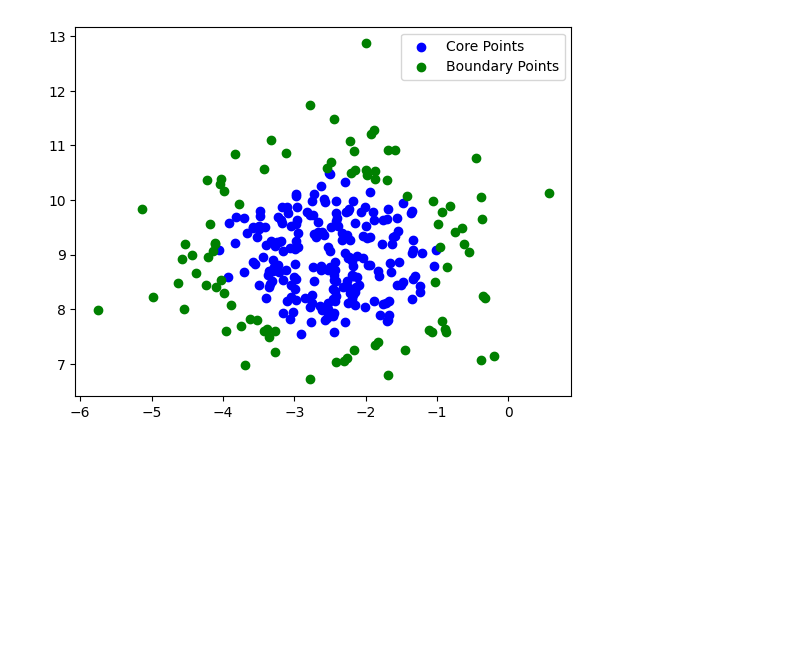
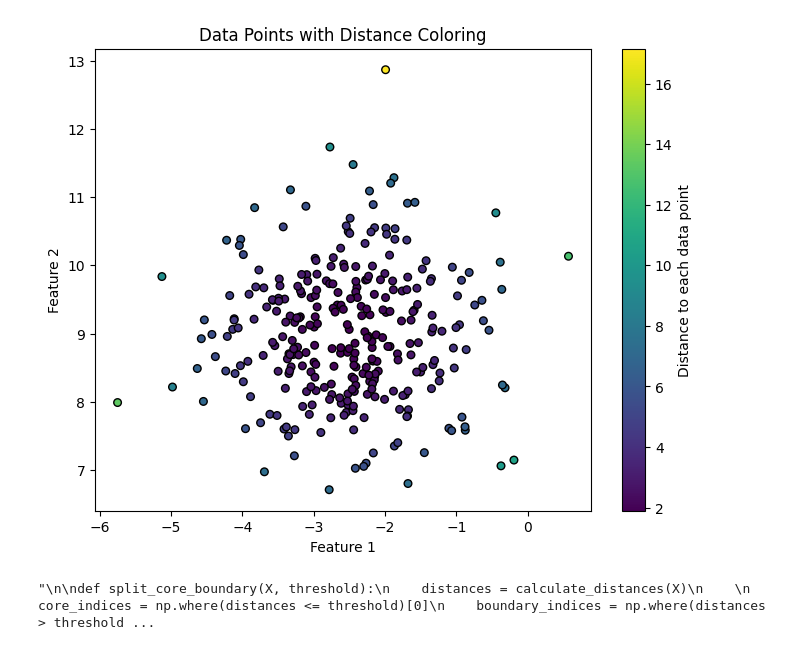
Before and after one commit to ismael909/Data-Balancing, a Jupyter notebook: Artificial_Data/distance.ipynb, the cells around one changed output. Cells and saved outputs as stored; diff of their text form; code cells hidden in the pictures; blank space fills up the shorter version.

Commit message:
distance metric done

```diff
--- a/Artificial_Data/distance.ipynb
+++ b/Artificial_Data/distance.ipynb
@@ -4,9 +4,9 @@ import numpy as np
 # %%
 """Data points"""
 
+import numpy as np
+import matplotlib.pyplot as plt
 from sklearn.datasets import make_blobs
 
-
 n_samples = 300
-x, _ = make_blobs(n_samples=n_samples, n_features=2, centers=1, cluster_std=1.0, random_state=42)
-y = np.zeros(n_samples)
+X, _ = make_blobs(n_samples=n_samples, n_features=2, centers=1, cluster_std=1.0, random_state=42)
@@ -40,4 +28,32 @@ def split_core_boundary(X, threshold):
+# %%
+fig, ax = plt.subplots(figsize=(8, 6))
+
+scatter = ax.scatter(X[:, 0], X[:, 1], c=distances, cmap='viridis', s=30, edgecolor='k')
+ax.set_title('Data Points with Distance Coloring')
+ax.set_xlabel('Feature 1')
+ax.set_ylabel('Feature 2')
+fig.colorbar(scatter, ax=ax, label='Distance to each data point')
+
+plt.show()
+# %% [output]
+[figure, added]
 # %%
+
+# Ignore for now:
+
+"""
+
+def split_core_boundary(X, threshold):
+    distances = calculate_distances(X)
+
+    core_indices = np.where(distances <= threshold)[0]
+    boundary_indices = np.where(distances > threshold)[0]
+
+    core_points = X[core_indices]
+    boundary_points = X[boundary_indices]
+
+    return core_points, boundary_points
+
 import matplotlib.pyplot as plt
 
 core_threshold = np.percentile(calculate_distances(x), 70)  # Median threshold
@@ -47,6 +63,6 @@ core_points, boundary_points = split_core_boundary(x, core_threshold)
 plt.scatter(core_points[:, 0], core_points[:, 1], c='blue', label='Core Points')
 plt.scatter(boundary_points[:, 0], boundary_points[:, 1], c='green', label='Boundary Points')
 plt.legend()
-plt.show()
+plt.show()"""
 # %% [output]
-[figure, removed]
+"\n\ndef split_core_boundary(X, threshold):\n    distances = calculate_distances(X)\n    \n    core_indices = np.where(distances <= threshold)[0]\n    boundary_indices = np.where(distances > threshold ...
```
Also changed, not shown: parts of 2 cells of this notebook.
